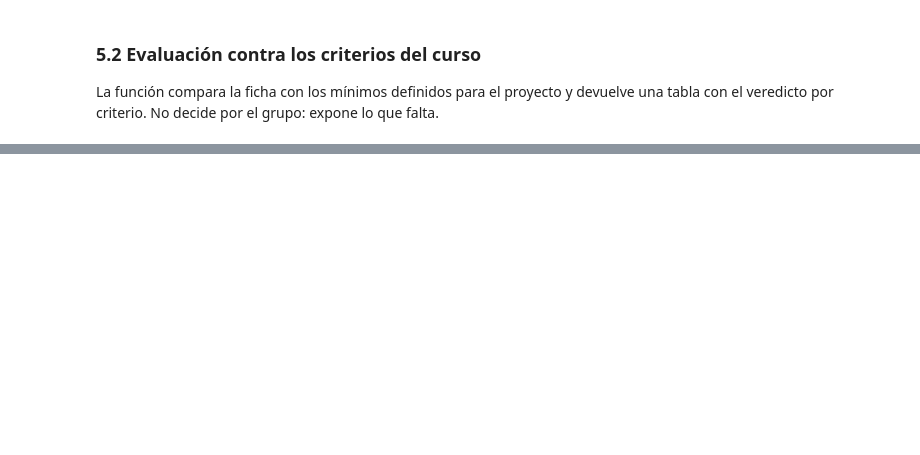
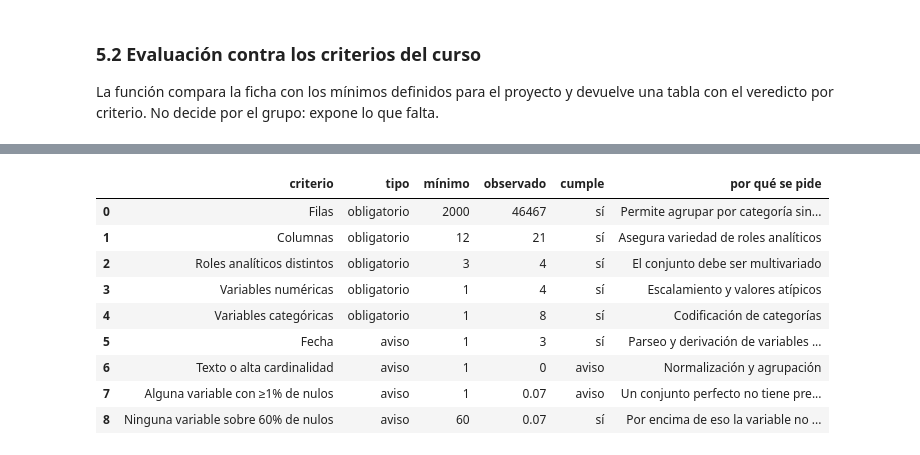
Before and after one commit to VicenteAO-1/proyecto-grupo9-mcdi500, a Jupyter notebook: F1/notebooks/F1_Definicion.ipynb, the cells around one changed output, grey strips where cells are left out. Saved outputs shown, nothing was run; the diff lists cells and outputs as text; code cells hidden in the pictures; blank space fills up the shorter version.

```diff
--- a/F1/notebooks/F1_Definicion.ipynb
+++ b/F1/notebooks/F1_Definicion.ipynb
@@ -612,17 +705,28 @@ if avisos:
 # %%
 # TODO — Complete esta ficha con los datos de SU conjunto candidato y vuelva a evaluar.
 FICHA_GRUPO = {
-    "titulo": "tb_Patentes_Aguas_december_2025_data.csv",
+    "titulo": "consolidacion de patentes por no uso de derechos de aprovechamiento de aguas",
     "autor": "Tesorería General de La República",
     "plataforma": "Datos.gob.cl",
     "url": "https://datos.gob.cl/dataset/tb-patentes-aguas/resource/4d1d615f-5935-4760-b399-1dd76b281715",
     "licencia_abierta": True,
-    "filas": 46468,
+    "filas": 46467,
     "columnas": 21,
     "roles": {"continua": 4, "discreta": 0, "binaria": 1, "nominal": 7,
               "ordinal": 0, "fecha": 3, "alta_cardinalidad": 0, "identificador": 6},
     "pct_nulos_max_variable": 0.07,
     "pct_nulos_min_no_cero": 0.07,
 }
 
 evaluar_criterios(FICHA_GRUPO)
+# %% [output]
+|  | criterio | tipo | mínimo | observado | cumple | por qué se pide |
+| 0 | Filas | obligatorio | 2000 | 46467 | sí | Permite agrupar por categoría sin... |
+| 1 | Columnas | obligatorio | 12 | 21 | sí | Asegura variedad de roles analíticos |
+| 2 | Roles analíticos distintos | obligatorio | 3 | 4 | sí | El conjunto debe ser multivariado |
+| 3 | Variables numéricas | obligatorio | 1 | 4 | sí | Escalamiento y valores atípicos |
+| 4 | Variables categóricas | obligatorio | 1 | 8 | sí | Codificación de categorías |
+| 5 | Fecha | aviso | 1 | 3 | sí | Parseo y derivación de variables ... |
+| 6 | Texto o alta cardinalidad | aviso | 1 | 0 | aviso | Normalización y agrupación |
+| 7 | Alguna variable con ≥1% de nulos | aviso | 1 | 0.07 | aviso | Un conjunto perfecto no tiene pre... |
+| 8 | Ninguna variable sobre 60% de nulos | aviso | 60 | 0.07 | sí | Por encima de eso la variable no ... |
```
Also changed, not shown: parts of 26 cells of this notebook, 4 other files.
